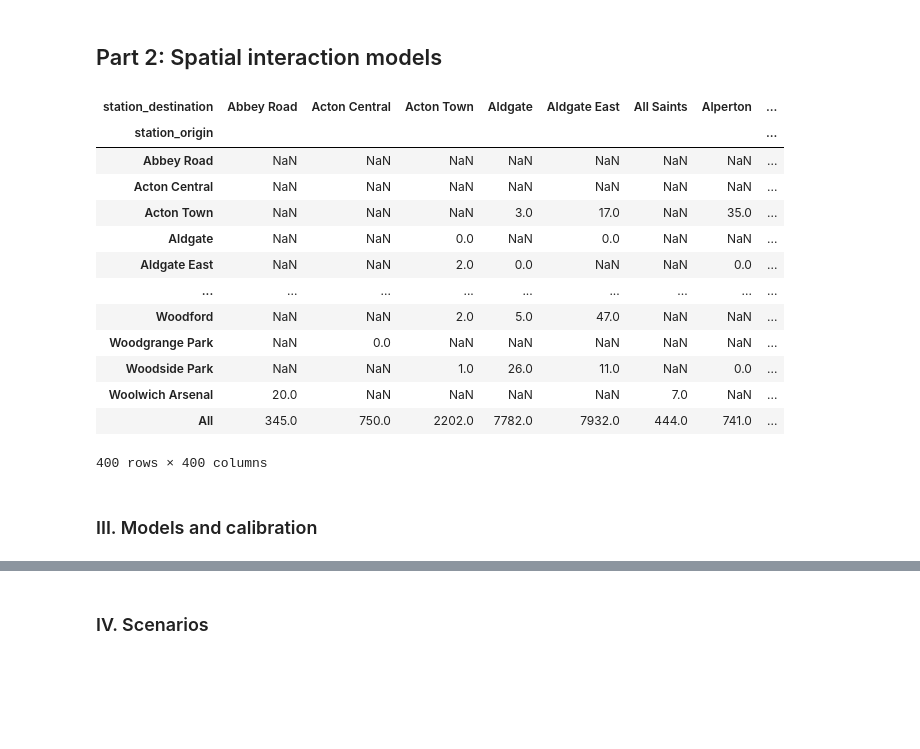
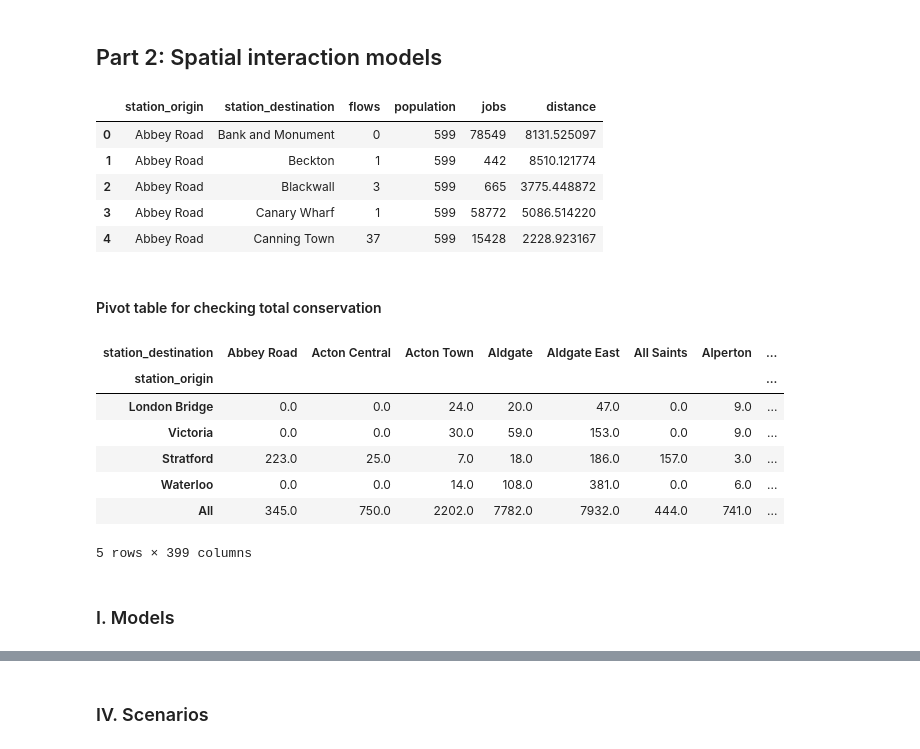
Before and after one commit to neneninja97/UrbanSim, a Jupyter notebook: urban_sim.ipynb, the cells around one changed output, grey strips where cells are left out. Saved outputs shown, nothing was run; the diff lists cells and outputs as text; code cells hidden in the pictures; blank space fills up the shorter version.

```diff
--- a/urban_sim.ipynb
+++ b/urban_sim.ipynb
@@ -573,25 +573,37 @@ Shortest path 2:  1.0338363842764386
 ## Part 2: Spatial interaction models
 # %%
 # Reading in the OD matrix
-df_OD_long = pd.read_csv("london_flows.csv")
+df_OD = pd.read_csv("london_flows.csv")
+# %%
+df_OD.head()
+# %% [output]
+|  | station_origin | station_destination | flows | population | jobs | distance |
+| 0 | Abbey Road | Bank and Monument | 0 | 599 | 78549 | 8131.525097 |
+| 1 | Abbey Road | Beckton | 1 | 599 | 442 | 8510.121774 |
+| 2 | Abbey Road | Blackwall | 3 | 599 | 665 | 3775.448872 |
+| 3 | Abbey Road | Canary Wharf | 1 | 599 | 58772 | 5086.514220 |
+| 4 | Abbey Road | Canning Town | 37 | 599 | 15428 | 2228.923167 |
+# %%
+# Remove entries where orig = dest
+df_OD = df_OD.loc[df_OD["station_origin"] != df_OD["station_destination"]]
+# %%
+# Remove entries where orig or dest is Battersea Park
+df_OD.drop(df_OD[df_OD["station_origin"] == "Battersea Park"].index, inplace = True)
+df_OD.drop(df_OD[df_OD["station_destination"] == "Battersea Park"].index, inplace = True)
+# %% [markdown]
+#### Pivot table for checking total conservation
 # %%
 # Creating a pivot table from the long list
-df_OD = pd.pivot_table(df_OD_long, values ="flows", index="station_origin", columns = "station_destination",
-                            aggfunc=np.sum, margins=True)
+df_OD_pivot_actual = pd.pivot_table(df_OD, values ="flows", index="station_origin", columns = "station_destination",
+                            aggfunc=np.sum, margins=True).fillna(0)
 # %%
-df_OD
+df_OD_pivot_actual.sort_values(by='All').tail(5)
 # %% [output]
 | station_destination | Abbey Road | Acton Central | Acton Town | Aldgate | Aldgate East | All Saints | Alperton | ... |
 | station_origin |  |  |  |  |  |  |  | ... |
-| Abbey Road | NaN | NaN | NaN | NaN | NaN | NaN | NaN | ... |
-| Acton Central | NaN | NaN | NaN | NaN | NaN | NaN | NaN | ... |
-| Acton Town | NaN | NaN | NaN | 3.0 | 17.0 | NaN | 35.0 | ... |
-| Aldgate | NaN | NaN | 0.0 | NaN | 0.0 | NaN | NaN | ... |
-| Aldgate East | NaN | NaN | 2.0 | 0.0 | NaN | NaN | 0.0 | ... |
-| ... | ... | ... | ... | ... | ... | ... | ... | ... |
-| Woodford | NaN | NaN | 2.0 | 5.0 | 47.0 | NaN | NaN | ... |
-| Woodgrange Park | NaN | 0.0 | NaN | NaN | NaN | NaN | NaN | ... |
-| Woodside Park | NaN | NaN | 1.0 | 26.0 | 11.0 | NaN | 0.0 | ... |
-| Woolwich Arsenal | 20.0 | NaN | NaN | NaN | NaN | 7.0 | NaN | ... |
+| London Bridge | 0.0 | 0.0 | 24.0 | 20.0 | 47.0 | 0.0 | 9.0 | ... |
+| Victoria | 0.0 | 0.0 | 30.0 | 59.0 | 153.0 | 0.0 | 9.0 | ... |
+| Stratford | 223.0 | 25.0 | 7.0 | 18.0 | 186.0 | 157.0 | 3.0 | ... |
+| Waterloo | 0.0 | 0.0 | 14.0 | 108.0 | 381.0 | 0.0 | 6.0 | ... |
 | All | 345.0 | 750.0 | 2202.0 | 7782.0 | 7932.0 | 444.0 | 741.0 | ... |
-400 rows × 400 columns
+5 rows × 399 columns
@@ -601,2 +610,2 @@ df_OD
-# %% [markdown]
-### III. Models and calibration
+# %% [markdown]
+### I. Models
```
Also changed, not shown: parts of 11 cells of this notebook.
